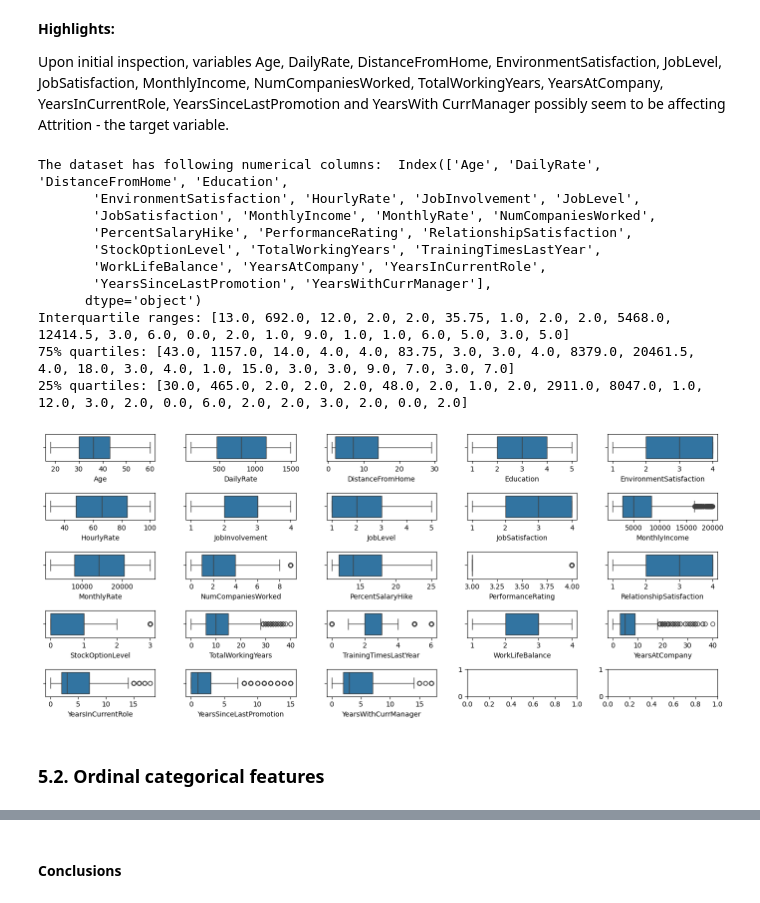
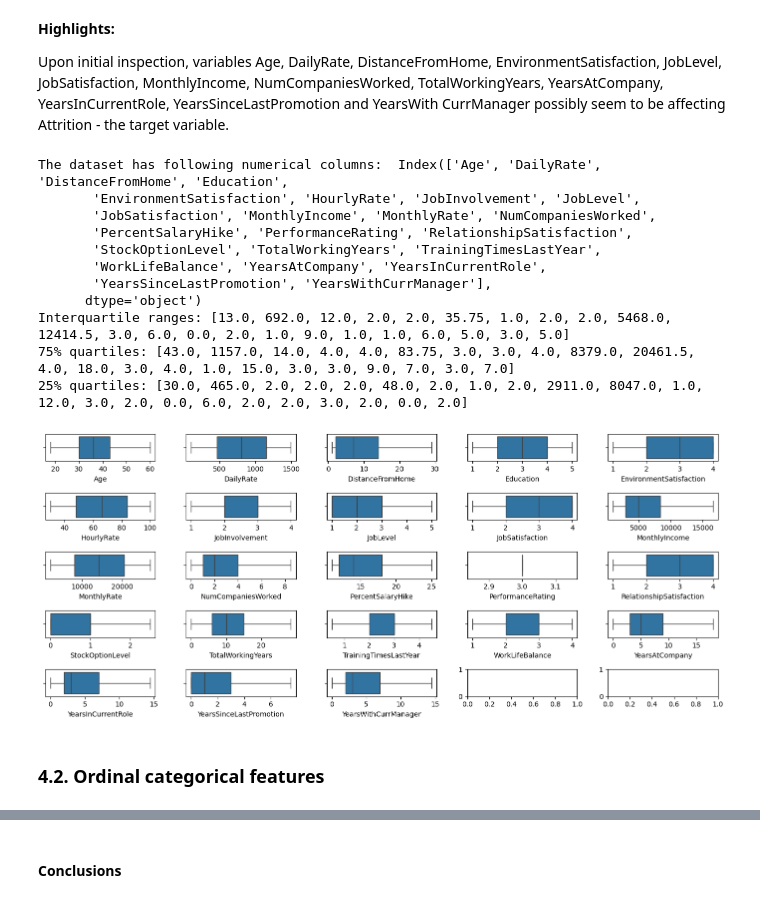
Before and after one commit to filipe-carmo/EDSB25_10, a Jupyter notebook: 2. Exporatory Data Analysis.ipynb, the cells around one changed output, grey strips where cells are left out. Cells and saved outputs as stored; diff of their text form; code cells hidden in the pictures.

```diff
--- a/2. Exporatory Data Analysis.ipynb
+++ b/2. Exporatory Data Analysis.ipynb
@@ -38,3 +22,29 @@ The exploration of the report above quickly indicates that there are features th
+# %%
+#import sys
+#sys.path.append('..')
+
+from scripts.preprocessing_for_EDA import preprocess_for_eda
+
+# Get the path of this notebook
+base_path = Path.cwd()
+
+# Build the path to the dataset relative to the project structure
+data_path = base_path / "data" / "raw" / "HR_Attrition_Dataset.csv"
+
+# Load the original file
+HR_EDA = pd.read_csv(base_path / "data" / "raw" / "HR_Attrition_Dataset.csv")
+
+# Apply the preprocessing function, available in scripts/preprocessing_for_EDA.py
+HR_EDA = preprocess_for_eda(HR_EDA)
+
+
+# Export to CSV
+#processed_dir = base_path / "data" / "processed"
+#processed_dir.mkdir(parents=True, exist_ok=True)
+#output_path = processed_dir / "HR_EDA.csv"
+#HR_EDA.to_csv(output_path, index=True)
+
+#print(f"Saved HR_EDA to: {output_path}")
 # %%
 pd.set_option('display.max_columns', None)
 HR_EDA.head(5)
@@ -393,9 +381,9 @@ Now we shall inspect how the Attrition behaves according to the remaining variab
 # %%
-numerical_cols = HR_1.select_dtypes(include=['float64', 'int64']).columns
+numerical_cols = HR_EDA.select_dtypes(include=['float64', 'int64']).columns
 
 for col in numerical_cols:
     plt.figure(figsize=(6, 3))
-    sns.boxplot(data=HR, x="Attrition", y=col)
+    sns.boxplot(data=HR_EDA, x="Attrition", y=col)
     plt.title(f"{col} by Attrition")
     plt.tight_layout()
     %matplotlib inline
@@ -420,7 +408,7 @@ for col in numerical_cols:
 Upon initial inspection, variables Age, DailyRate, DistanceFromHome, EnvironmentSatisfaction, JobLevel, JobSatisfaction, MonthlyIncome, NumCompaniesWorked, TotalWorkingYears, YearsAtCompany, YearsInCurrentRole, YearsSinceLastPromotion and YearsWith CurrManager possibly seem to be affecting Attrition - the target variable.
 # %%
 #removing outliers based on boxplot analysis
-numeric_cols = HR_1.select_dtypes(include=['float64', 'int'])
+numeric_cols = HR_EDA.select_dtypes(include=['float64', 'int'])
 #print(numeric_cols)
 
 # Calculate Q1, Q3, and IQR
@@ -435,39 +423,39 @@ print("25% quartiles:", q1.tolist())
 
 # Define lower and upper bounds
 lower_bound = q1 - 1.5 * iqr
 upper_bound = q3 + 1.5 * iqr
 
 # Replace outliers with bounds
 numeric_cols_clipped = numeric_cols.clip(lower=lower_bound, upper=upper_bound, axis=1)
 
 # Replace the original numeric columns in the dataset
-HR_1[numeric_cols.columns] = numeric_cols_clipped
+HR_EDA[numeric_cols.columns] = numeric_cols_clipped
 
 # Descriptive statistics
-HR_1.describe()
+HR_EDA.describe()
 
 fig, axes = plt.subplots(5, 5, figsize=(14, 6)) # alterar aqui de acordo com o nº de variáveis numéricas
 
 for ax, col in zip(axes.flatten(), numeric_cols):
-    sns.boxplot(ax=ax, data=HR, x=col)
+    sns.boxplot(ax=ax, data=HR_EDA, x=col)
 
 plt.tight_layout()
 plt.show()
 # %% [output]
 The dataset has following numerical columns:  Index(['Age', 'DailyRate', 'DistanceFromHome', 'Education',
        'EnvironmentSatisfaction', 'HourlyRate', 'JobInvolvement', 'JobLevel',
        'JobSatisfaction', 'MonthlyIncome', 'MonthlyRate', 'NumCompaniesWorked',
        'PercentSalaryHike', 'PerformanceRating', 'RelationshipSatisfaction',
        'StockOptionLevel', 'TotalWorkingYears', 'TrainingTimesLastYear',
        'WorkLifeBalance', 'YearsAtCompany', 'YearsInCurrentRole',
        'YearsSinceLastPromotion', 'YearsWithCurrManager'],
       dtype='object')
 Interquartile ranges: [13.0, 692.0, 12.0, 2.0, 2.0, 35.75, 1.0, 2.0, 2.0, 5468.0, 12414.5, 3.0, 6.0, 0.0, 2.0, 1.0, 9.0, 1.0, 1.0, 6.0, 5.0, 3.0, 5.0]
 75% quartiles: [43.0, 1157.0, 14.0, 4.0, 4.0, 83.75, 3.0, 3.0, 4.0, 8379.0, 20461.5, 4.0, 18.0, 3.0, 4.0, 1.0, 15.0, 3.0, 3.0, 9.0, 7.0, 3.0, 7.0]
 25% quartiles: [30.0, 465.0, 2.0, 2.0, 2.0, 48.0, 2.0, 1.0, 2.0, 2911.0, 8047.0, 1.0, 12.0, 3.0, 2.0, 0.0, 6.0, 2.0, 2.0, 3.0, 2.0, 0.0, 2.0]
-[figure, old version]
+[figure, new version]
 # %% [markdown]
-### **5.2. Ordinal categorical features**
+### **4.2. Ordinal categorical features**
 # %%
 n_cols = 3
 n_rows = int(np.ceil(len(ordinal_cols) / n_cols))
```
Also changed, not shown: parts of 38 cells of this notebook, 2 other files.
